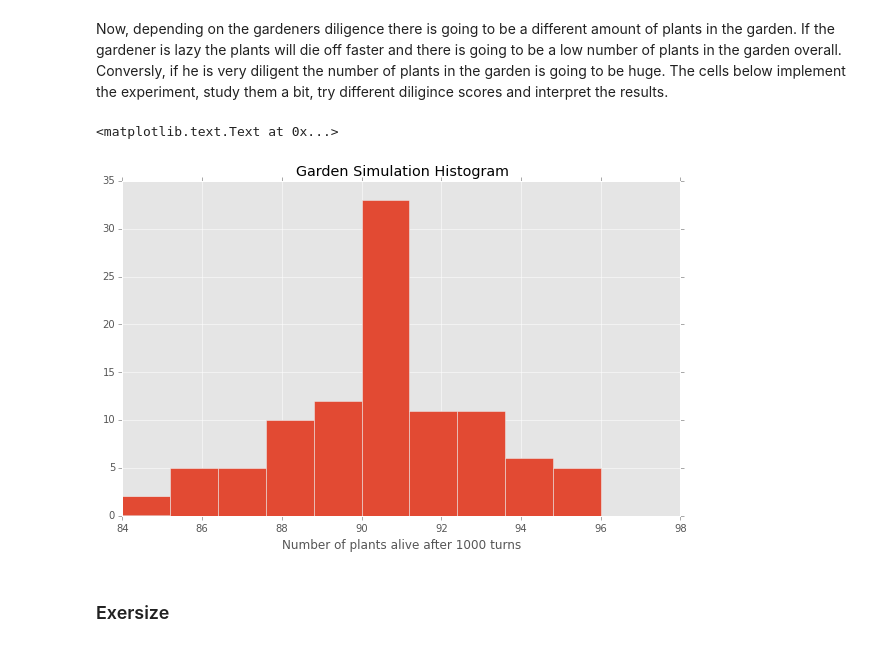
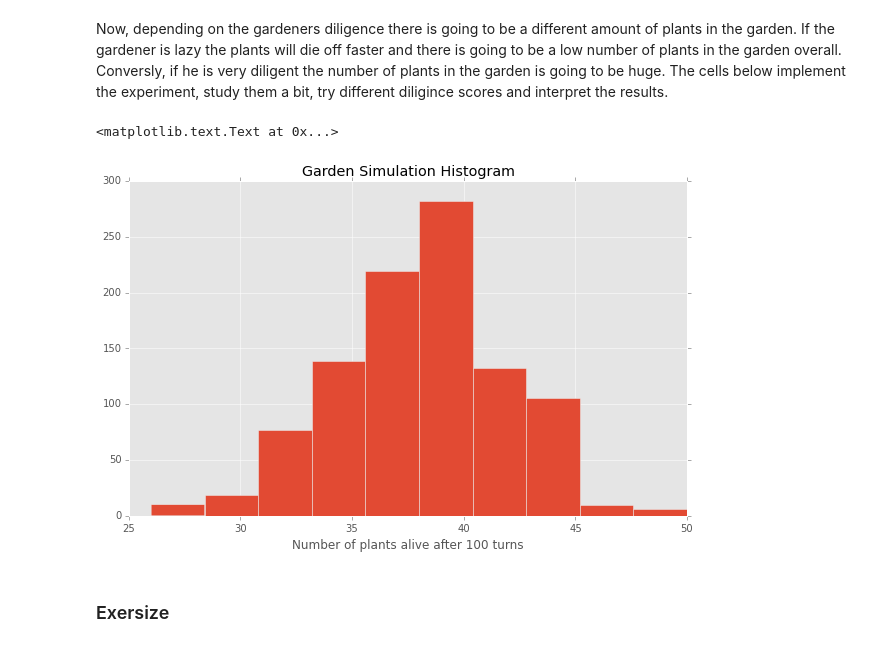
Before and after one commit to kadarakos/python-course, a Jupyter notebook: Chapter 8 - Object Orientation.ipynb, the cells around one changed output. Cells and saved outputs as stored; diff of their text form; code cells hidden in the pictures.

```diff
--- a/Chapter 8 - Object Orientation.ipynb
+++ b/Chapter 8 - Object Orientation.ipynb
@@ -56,7 +56,7 @@ class Plant():
         """
         self.name = self.gen_name('_plant')
         self.age = 0
-        self.energy = 100
+        self.energy = 50
         self.alive = True
 
     def get_older(self):
@@ -286,36 +286,35 @@ class Gardener():
         if 1: place a plant and choose random plant to water
         else: do nothing
         """
-        if self.decide() == 1:
+        if self.decide() == 1: # coin-flip for planting a plant
             self.place_plant()
+        if self.decide() == 1: # coin-flip for watering a plant
             candidate_plant = choice(garden.flora)
             candidate_plant.energy += 10
 # %% [markdown]
 Now, depending on the gardeners diligence there is going to be a different amount of plants in the garden. If the gardener is lazy the plants will die off faster and there is going to be a low number of plants in the garden overall. Conversly, if he is very diligent the number of plants in the garden is going to be huge. The cells below implement the experiment, study them a bit, try different diligince scores and interpret the results.
 # %%
 stats = [] # number of plants after 100 rounds
-diligence = 0.9  # diligence of the gardener
+diligence = 0.6  # diligence of the gardener
 # Do 100 rounds of simulation
-for i in range(100):
-    garden = Garden()
-    gardener = Gardener(garden, diligence)
-    plants_alive = []
+for i in range(1000):
+    garden = Garden() # initialize garden
+    gardener = Gardener(garden, diligence)  # initialize gardener
+    gardener.place_plant() # plant the first plant
     # Do 1000 turns of Garden World
     for i in range(100):
         gardener.work() # ask the gardener to work
         garden.life_cycle() # take care of the Plants' life cycle
-        plants_alive.append(len(garden.flora))
-    plt.show()
     stats.append(len(garden.flora)) # after 1000 rounds how many plants stayed alive?
 # %%
 plt.style.use('ggplot')                                    # using a specific style for plotting
 figure(figsize=(10,6))                                     # increasing the default figure size
 hist(stats)                                                # plotting the histogram
 plt.title("Garden Simulation Histogram")                   # Giving the plot a title
-plt.xlabel("Number of plants alive after 1000 turns")      # Giving the plot an x label
+plt.xlabel("Number of plants alive after 100 turns")      # Giving the plot an x label
 # %% [output]
 <matplotlib.text.Text at 0x...>
-[figure, old version]
+[figure, new version]
 # %% [markdown]
 ### Exersize
 # %% [markdown]
```
Also changed, not shown: parts of 7 cells of this notebook.
